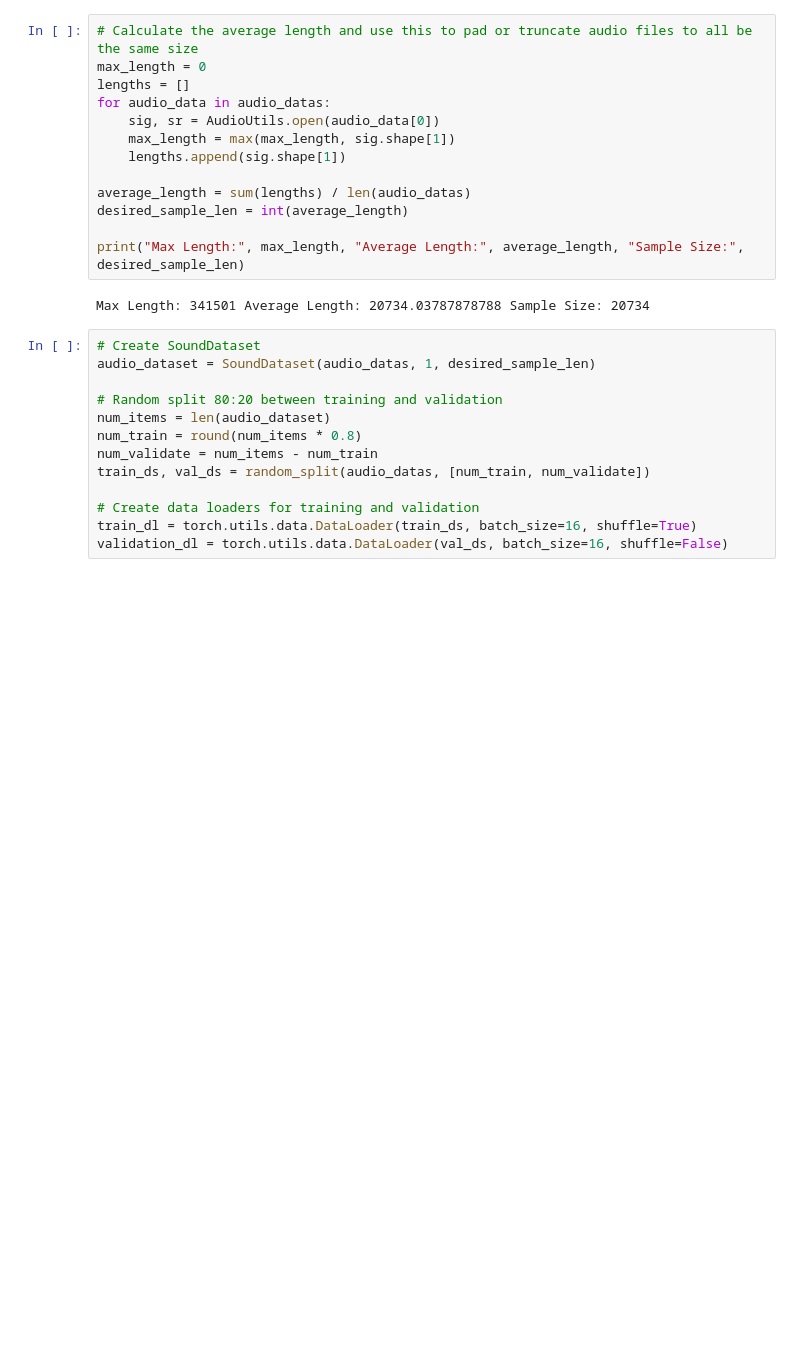
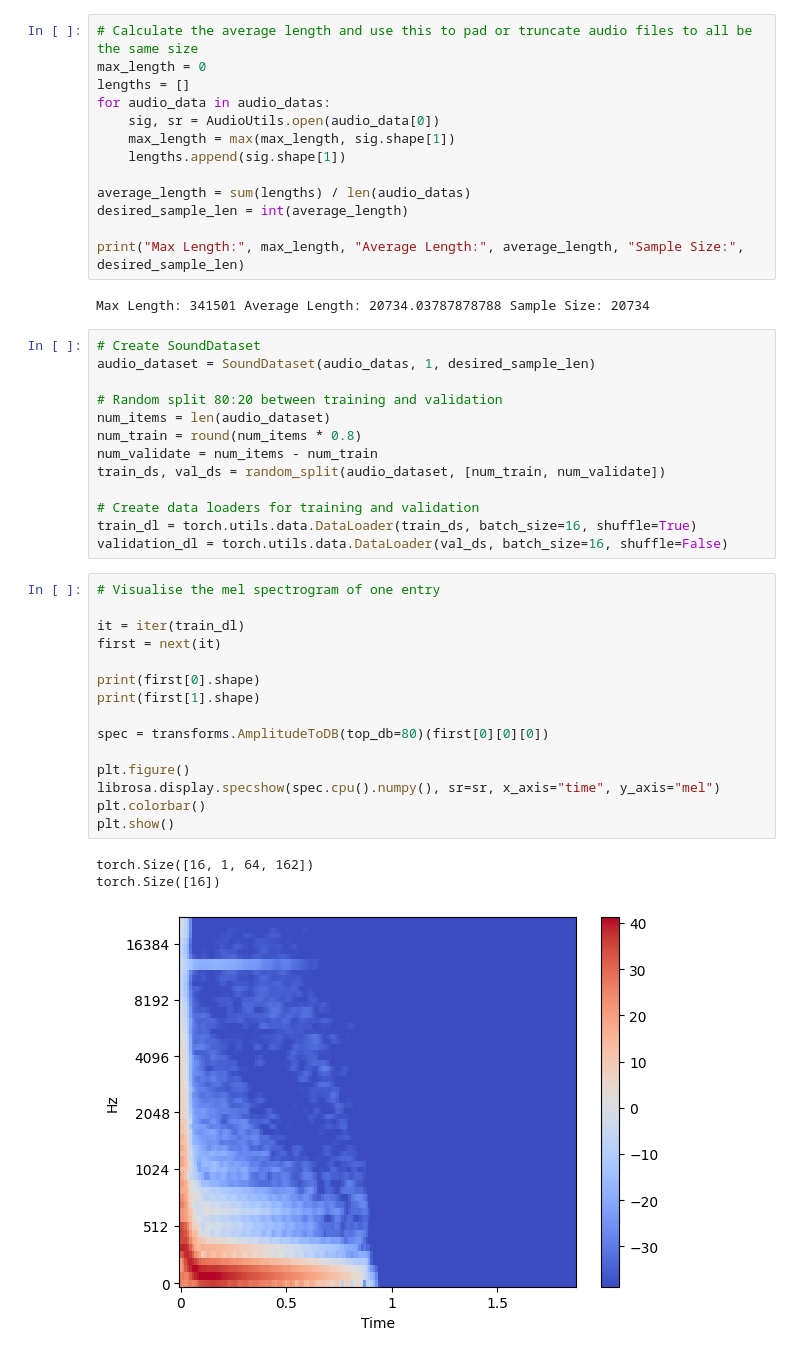
Before and after one commit to matthewh806/DrumClassifier, a Jupyter notebook: drum_classifier.ipynb, the cells around one changed output. Cells and saved outputs as stored; diff of their text form; blank space fills up the shorter version.

```diff
--- a/drum_classifier.ipynb
+++ b/drum_classifier.ipynb
@@ -55,8 +57,27 @@ audio_dataset = SoundDataset(audio_datas, 1, desired_sample_len)
 num_items = len(audio_dataset)
 num_train = round(num_items * 0.8)
 num_validate = num_items - num_train
-train_ds, val_ds = random_split(audio_datas, [num_train, num_validate])
+train_ds, val_ds = random_split(audio_dataset, [num_train, num_validate])
 
 # Create data loaders for training and validation
 train_dl = torch.utils.data.DataLoader(train_ds, batch_size=16, shuffle=True)
 validation_dl = torch.utils.data.DataLoader(val_ds, batch_size=16, shuffle=False)
+# %%
+# Visualise the mel spectrogram of one entry
+
+it = iter(train_dl)
+first = next(it)
+
+print(first[0].shape)
+print(first[1].shape)
+
+spec = transforms.AmplitudeToDB(top_db=80)(first[0][0][0])
+
+plt.figure()
+librosa.display.specshow(spec.cpu().numpy(), sr=sr, x_axis="time", y_axis="mel")
+plt.colorbar()
+plt.show()
+# %% [output]
+torch.Size([16, 1, 64, 162])
+torch.Size([16])
+[figure, added]
```
Also changed, not shown: parts of 4 cells of this notebook.
